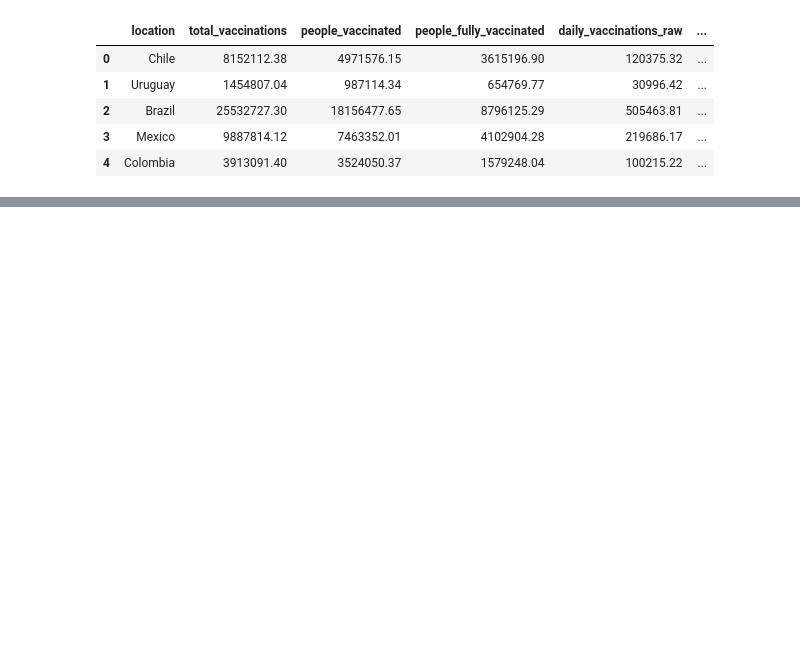
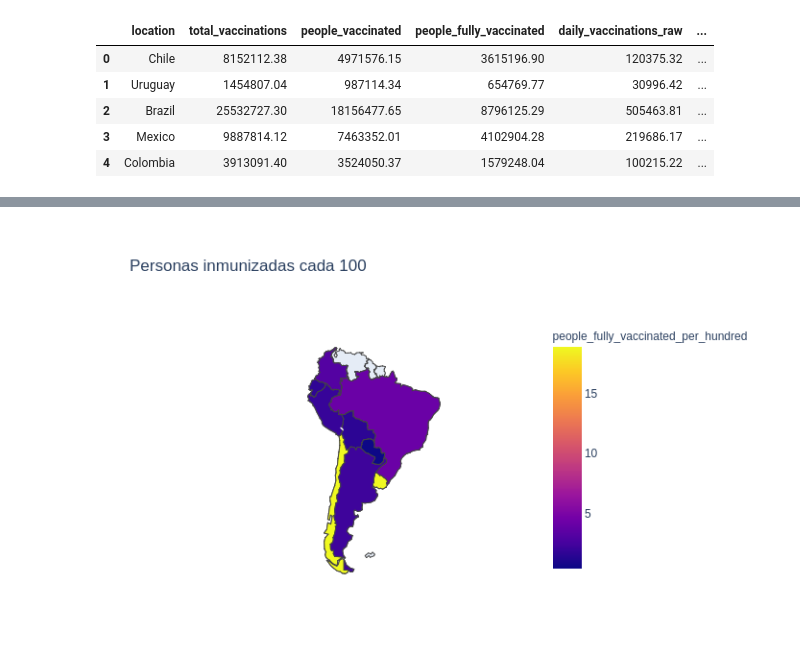
Before and after one commit to maxidiazbattan/Covid-vaccination-LA, a Jupyter notebook: Covid_vaccinations.ipynb, the cells around one changed output, grey strips where cells are left out. Drawn from its saved outputs; the diff is of its cells as text; code cells hidden in the pictures; blank space fills up the shorter version.

```diff
--- a/Covid_vaccinations.ipynb
+++ b/Covid_vaccinations.ipynb
@@ -119,5 +127,6 @@ merge_dfs.head()
 | 4 | Colombia | 3913091.40 | 3524050.37 | 1579248.04 | 100215.22 | ... |
 # %%
 # A choropleth map for LA
-px.choropleth ( data_frame = merge_dfs, locations = 'location', locationmode = 'country names', color = 'people_fully_vaccinated_per_hundred', scope = 'south america', title = 'Personas inmunizadas cada 100')
+g4 = px.choropleth ( data_frame = merge_dfs, locations = 'location', locationmode = 'country names', color = 'people_fully_vaccinated_per_hundred', scope = 'south america', title = 'Personas inmunizadas cada 100')
+g4.show('png')
 # %% [output]
@@ -124,0 +133 @@ px.choropleth ( data_frame = merge_dfs, locations = 'location', locationmode = '
+[figure, added]
```
Also changed, not shown: parts of 6 cells of this notebook.
